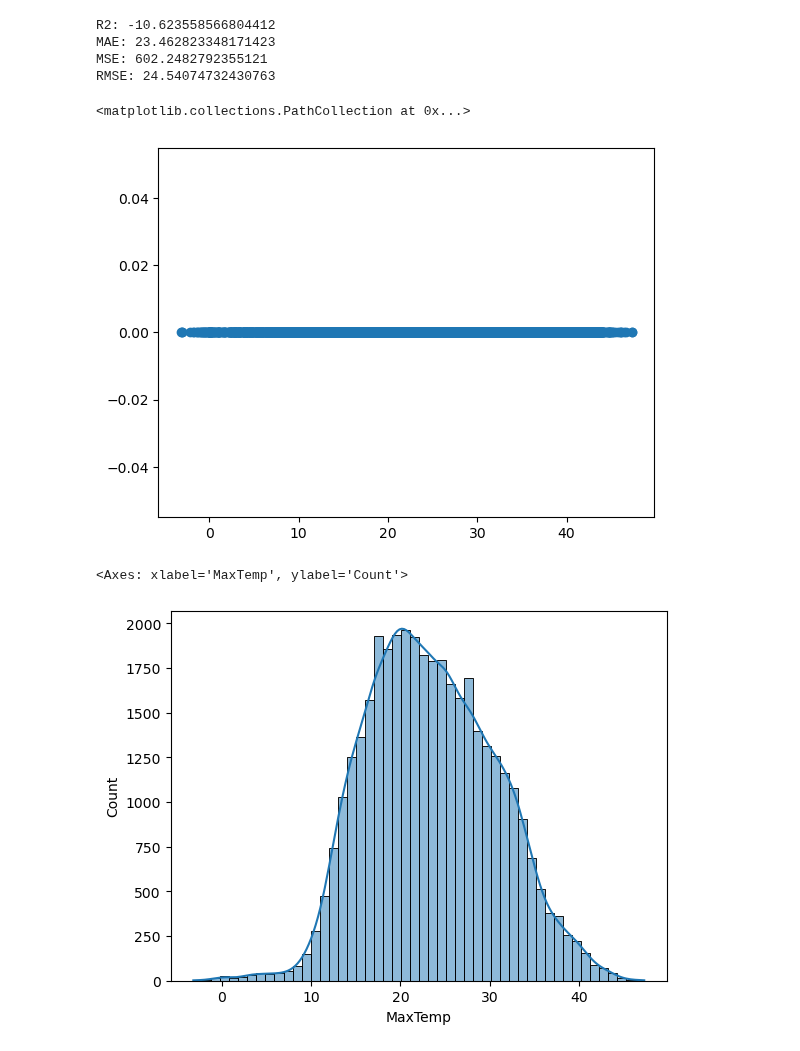
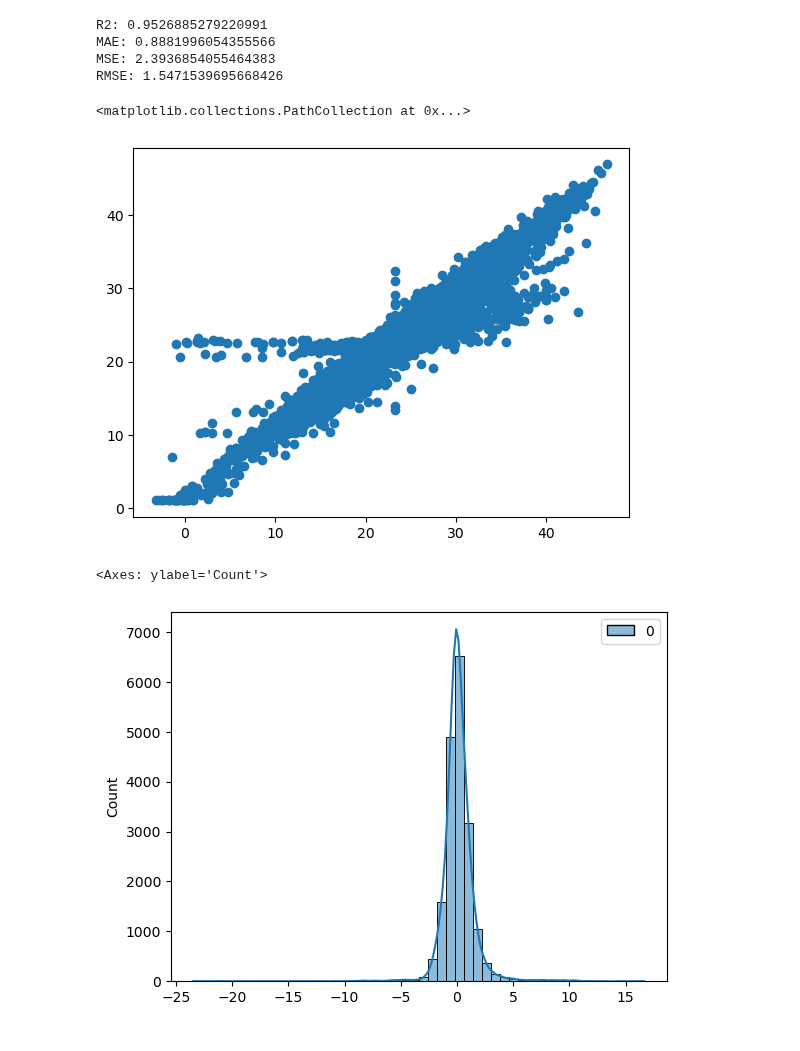
Before and after one commit to goncalobraga27/DAA, a Jupyter notebook: src/parte1/data_models/regression/neural_network.ipynb, the cells around one changed output. Cells and saved outputs as stored; diff of their text form; code cells hidden in the pictures.

```diff
--- a/src/parte1/data_models/regression/neural_network.ipynb
+++ b/src/parte1/data_models/regression/neural_network.ipynb
@@ -80,7 +68,7 @@ kf = KFold(n_splits = 5 , shuffle= True , random_state=2023)
 # %%
 model = KerasRegressor(model = build_model, batch_size=32, validation_split=0.2, epochs = 20)
 # %%
-grid_search = GridSearchCV(estimator = model, param_grid= param_grid, cv = kf, scoring = 'neg_mean_absolute_error',refit='True',verbose = 1)
+grid_search = GridSearchCV(estimator = model, param_grid= param_grid, cv = kf, scoring = 'neg_mean_absolute_error', refit=True, verbose = 2, n_jobs=-1)
 # %%
 grid_search.fit(X_train,y_train)
 # %% [output]
@@ -127,6 +119,6 @@ KerasRegressor(
         epochs=20
 )
 # %%
-best_mlp_model.fit(X_train,y_train, epochs = 20, validation_data = (X_test,y_test),verbose = 1)
+best_mlp_model.fit(X_train, y_train, epochs=20, validation_data = (X_test,y_test), verbose = 2)
 # %% [output]
 Epoch 1/20
@@ -169,0 +177,2 @@ predictions = best_mlp_model.predict(X_test)
+# %%
+predictions_unscaled = scaler_y.inverse_transform(predictions)
@@ -169,0 +192,2 @@ predictions = best_mlp_model.predict(X_test)
+# %%
+y_test_unscaled = scaler_y.inverse_transform(y_test)
@@ -170,21 +207,21 @@ predictions = best_mlp_model.predict(X_test)
 # %%
-print('R2:', metrics.r2_score(y_test, predictions))
-print('MAE:', metrics.mean_absolute_error(y_test, predictions))
-print('MSE:', metrics.mean_squared_error(y_test, predictions))
-print('RMSE:', np.sqrt(metrics.mean_squared_error(y_test, predictions)))
+print('R2:', metrics.r2_score(y_test_unscaled, predictions_unscaled))
+print('MAE:', metrics.mean_absolute_error(y_test_unscaled, predictions_unscaled))
+print('MSE:', metrics.mean_squared_error(y_test_unscaled, predictions_unscaled))
+print('RMSE:', np.sqrt(metrics.mean_squared_error(y_test_unscaled, predictions_unscaled)))
 # %% [output]
-R2: -10.623558566804412
-MAE: 23.462823348171423
-MSE: 602.2482792355121
-RMSE: 24.54074732430763
+R2: 0.9526885279220991
+MAE: 0.8881996054355566
+MSE: 2.3936854055464383
+RMSE: 1.5471539695668426
 # %%
-plt.scatter(y_test, predictions)
+plt.scatter(y_test_unscaled, predictions_unscaled)
 # %% [output]
 <matplotlib.collections.PathCollection at 0x...>
-[figure, old version]
+[figure, new version]
 # %%
-sns.histplot((y_test-predictions), bins=50, kde=True)
+sns.histplot((y_test_unscaled-predictions_unscaled), bins=50, kde=True)
 # %% [output]
-<Axes: xlabel='MaxTemp', ylabel='Count'>
+<Axes: ylabel='Count'>
-[figure, old version]
+[figure, new version]
 # %%
```
Also changed, not shown: parts of 18 cells of this notebook, 3 other files.
